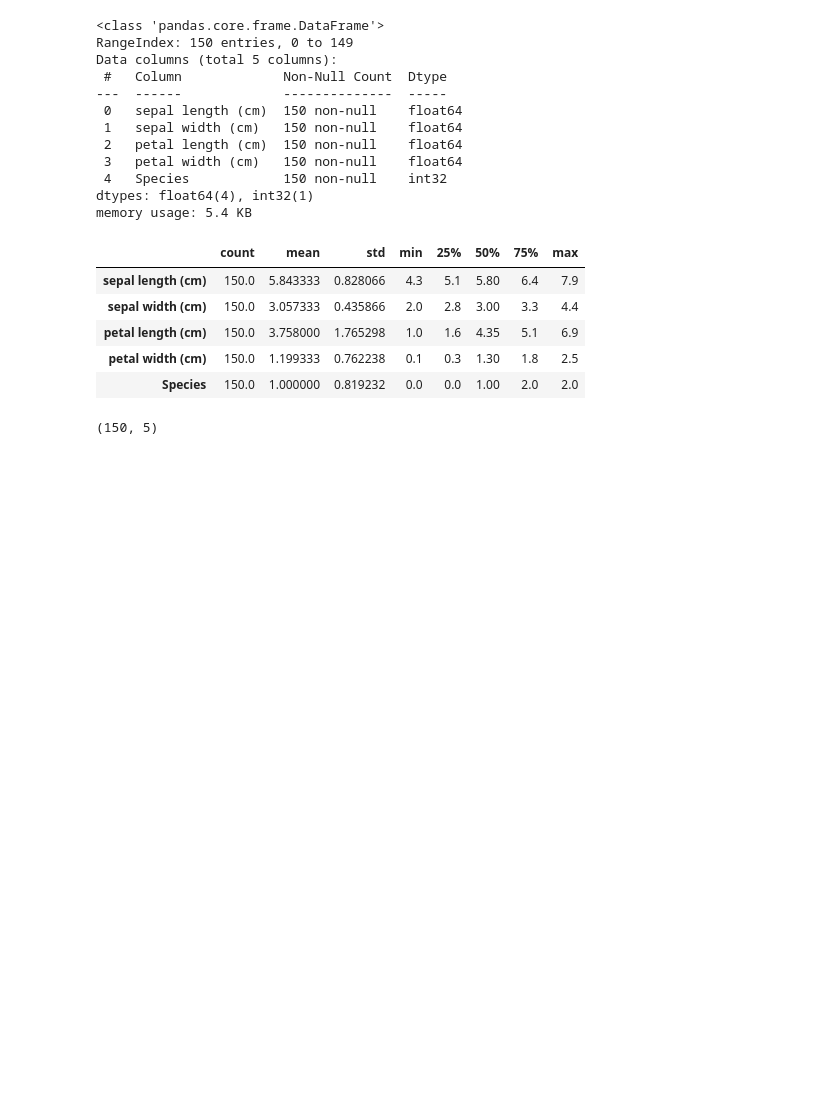
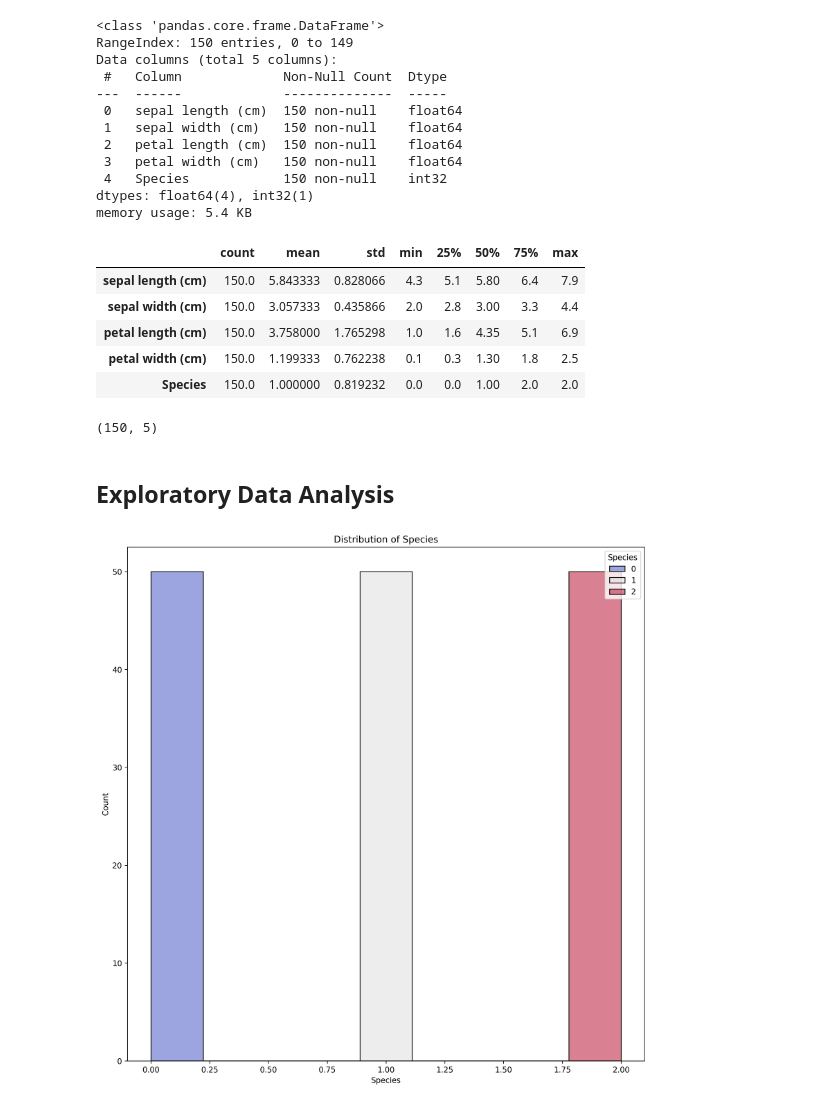
Before and after one commit to cmurray4492/PythonProjects, a Jupyter notebook: Machine_Learning/XGBoost/xgboost_book1_iris_classifier.ipynb, the cells around one changed output. Drawn from its saved outputs; the diff is of its cells as text; code cells hidden in the pictures; blank space fills up the shorter version.

```diff
--- a/Machine_Learning/XGBoost/xgboost_book1_iris_classifier.ipynb
+++ b/Machine_Learning/XGBoost/xgboost_book1_iris_classifier.ipynb
@@ -63,3 +65,12 @@ irisdata.describe().T
 irisdata.shape
 # %% [output]
 (150, 5)
+# %% [markdown]
+## Exploratory Data Analysis
+# %%
+plt.figure(figsize=(12,12), dpi=250)
+sns.histplot(data=irisdata, x='Species', hue='Species', palette="coolwarm")
+plt.title("Distribution of Species")
+plt.show()
+# %% [output]
+[figure, added]
```
Also changed, not shown: parts of 1 cell of this notebook.
